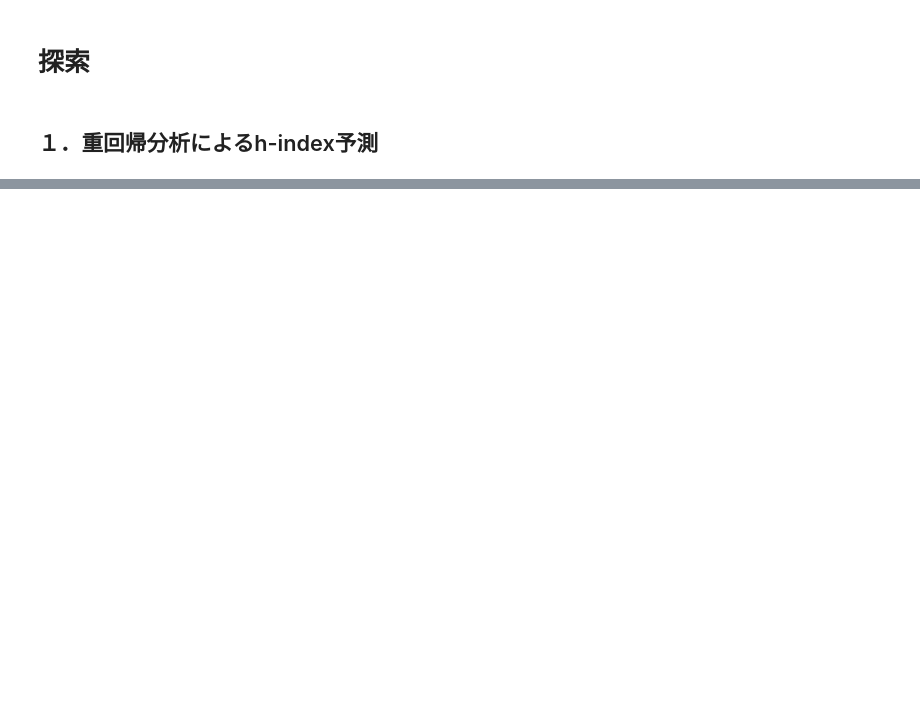
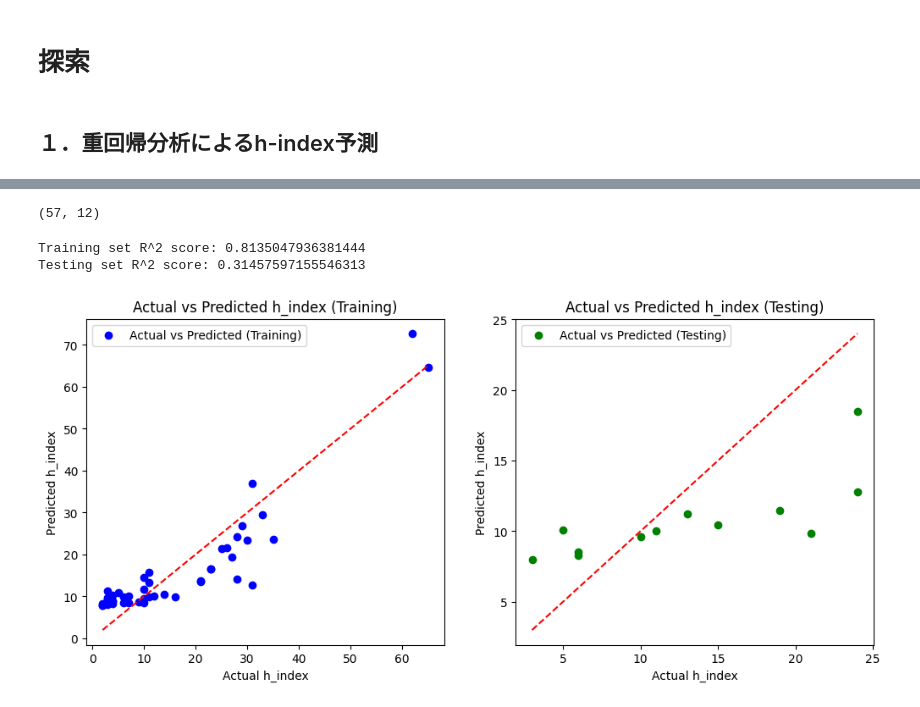
Before and after one commit to ScisciJP/tutorial_jp, a Jupyter notebook: 4-H-index.ipynb, the cells around one changed output, grey strips where cells are left out. Saved outputs shown, nothing was run; the diff lists cells and outputs as text; code cells hidden in the pictures; blank space fills up the shorter version.

Commit message:
add multiple regression analysis

```diff
--- a/4-H-index.ipynb
+++ b/4-H-index.ipynb
@@ -202,0 +299,54 @@ plt.show()
+# %%
+author_training_valid.shape
+# %% [output]
+(57, 12)
+# %%
+from sklearn.model_selection import train_test_split
+from sklearn.linear_model import LinearRegression
+from sklearn.metrics import r2_score
+
+# Define X and y of multiple regression analysis
+X = author_training_valid[['career_age','c_past_5years','affiliation_h_index']]  # predictors
+y = author_training_valid['h_index']  # target
+
+# Split data
+X_train, X_test, y_train, y_test = train_test_split(X, y, test_size=0.2, random_state=42)
+
+model = LinearRegression()
+
+# Fitting
+model.fit(X_train, y_train)
+
+# Predictions on the training set
+y_train_pred = model.predict(X_train)
+
+# Predictions on the test set
+y_test_pred = model.predict(X_test)
+
+# Evaluate the model using R^2 score
+train_r2 = r2_score(y_train, y_train_pred)
+test_r2 = r2_score(y_test, y_test_pred)
+
+print("Training set R^2 score:", train_r2)
+print("Testing set R^2 score:", test_r2)
+# %% [output]
+Training set R^2 score: 0.8135047936381444
+Testing set R^2 score: 0.31457597155546313
+# %%
+import matplotlib.pyplot as plt
+
+def plot_evaluation(ax, y, y_pred, *, type='', color='blue'):
+    ax.scatter(y, y_pred, color=color, label=f'Actual vs Predicted ({type})')
+    ax.plot([min(y), max(y)], [min(y), max(y)], color='red', linestyle='--')
+    ax.set_xlabel('Actual h_index')
+    ax.set_ylabel('Predicted h_index')
+    ax.set_title(f'Actual vs Predicted h_index ({type})')
+    ax.legend()
+
+# Plotting actual vs predicted values for the training set
+fig, axs = plt.subplots(1,2,figsize=(12,5))
+plot_evaluation(axs[0], y_train, y_train_pred, type='Training',color='blue')
+plot_evaluation(axs[1], y_test, y_test_pred, type='Testing',color='green')
+plt.show()
+# %% [output]
+[figure, added]
```
Also changed, not shown: parts of 17 cells of this notebook.
